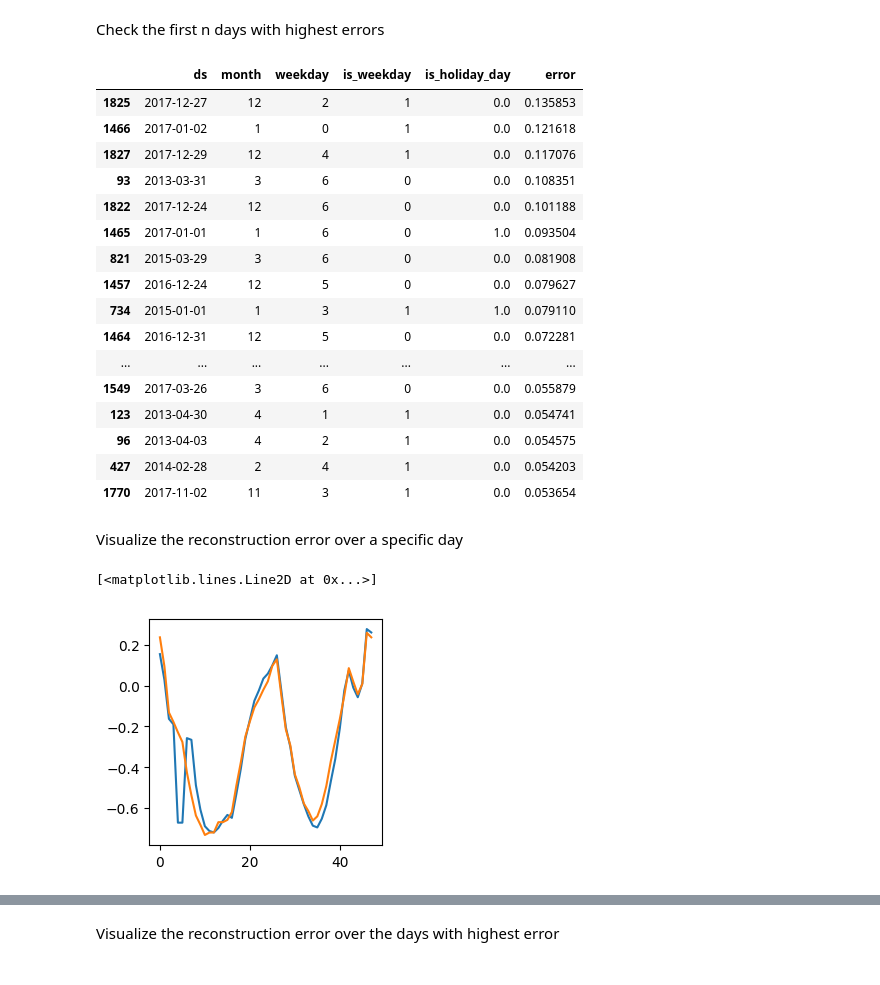
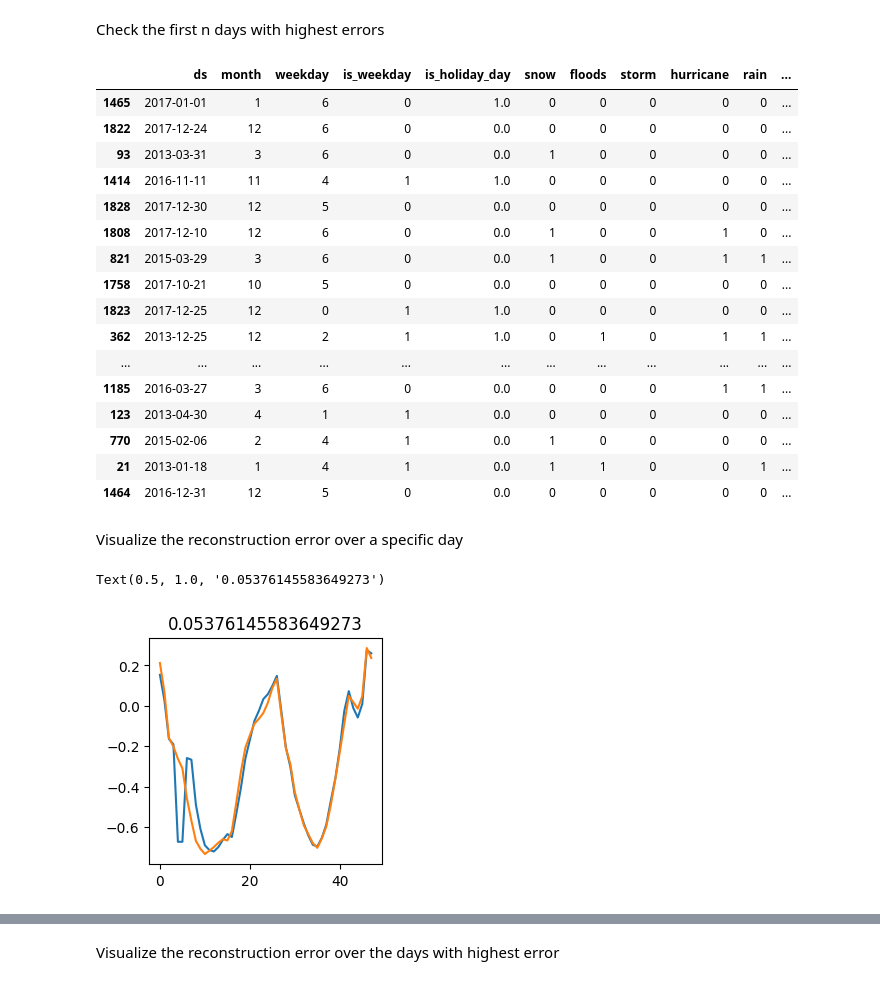
Before and after one commit to marota/Autoencoder_Embedding_Expert_Caracteristion_, a Jupyter notebook: notebooks/Experiment_2and3_CVAE-Days-Month-Temperature.ipynb, the cells around one changed output, grey strips where cells are left out. Drawn from its saved outputs; the diff is of its cells as text; code cells hidden in the pictures.

```diff
--- a/notebooks/Experiment_2and3_CVAE-Days-Month-Temperature.ipynb
+++ b/notebooks/Experiment_2and3_CVAE-Days-Month-Temperature.ipynb
@@ -18,8 +18,8 @@ import cv2 #from open-cv, to convert array to images
 #paths in git
 
 #root git folder
-#path_main_folder = '/home/marotant/dev/Autoencoder_Embedding_Expert_Caracteristion_'
-path_main_folder = '/home/jovyan'#specify the root folder of the git repo
+path_main_folder = '/home/goubetcle/Documents/CVAE/marota_cvae'
+#path_main_folder = '/home/jovyan'#specify the root folder of the git repo
 
 #add  to path root git folder
 sys.path.append(path_main_folder)
@@ -135,6 +129,30 @@ calendar_info['weekday'] = calendar_info.ds.dt.weekday
 calendar_info['is_weekday'] = (calendar_info.weekday < 5).apply(lambda x:int(x))
 calendar_info = pd.merge(calendar_info, x_conso[['ds', 'is_holiday_day']], on='ds', how ='left')
 calendar_info.loc[calendar_info['is_holiday_day'].isna(),'is_holiday_day'] = 0
+# %%
+meteo1_csv = os.path.join(path_data, "meteo_events.csv")
+meteo2_csv = os.path.join(path_data, "meteo_events_2.csv")
+
+meteo_events1 = pd.read_csv(meteo1_csv)
+meteo_events2 = pd.read_csv(meteo2_csv)
+meteo_events = meteo_events1.append(meteo_events2)
+calendar_info=calendar_info.assign(snow=0, floods=0, storm=0, hurricane=0, rain=0, cold=0, hot=0)
+
+from datetime import *
+for k in range(meteo_events.shape[0]):
+    day = datetime.strptime(meteo_events.iloc[k,0],'%Y-%m-%d')
+    cld = np.asarray(calendar_info.ds.dt.date)
+    row = np.where(cld==day.date())[0]
+    calendar_info.iloc[row,5:]+=np.asarray(meteo_events.iloc[k,2:-1])
+    duration = int(meteo_events.iloc[k,1])
+    if duration != 0:
+        for i in range(duration):
+            day_inc = timedelta(days=i+1)+day
+            cld = np.asarray(calendar_info.ds.dt.date)
+            row = np.where(cld==day_inc.date())[0]
+            calendar_info.iloc[row,5:]+=np.asarray(meteo_events.iloc[k,2:-1])
+
+calendar_info.iloc[:,5:] = 1*(calendar_info.iloc[:,5:]>0)
 # %% [markdown]
 # Build and train model CVAE
 # %%
@@ -211,7 +229,7 @@ lambda_decreaseRate=0.0
 lambda_min=0.01 #p
 
 #Turn it to True to train the model. Otherwise you can directly load on already trained model below
-runTraining=False
+runTraining=True
 runBatchCallback=True #In this callback we compute feature scores which is a bit long
 
 if runTraining:#Training a neural network requires some computing power and the CPUs in MyBinder environment can be a bit slow. If you don't use callbacks it can be faster also
@@ -384,31 +413,32 @@ calendar_Error_Highest=calendar_info.loc[decreasingOrderIdx[0:nDays]]
 calendar_Error_Highest['error']=error[decreasingOrderIdx[0:nDays]]
 calendar_Error_Highest
 # %% [output]
-|  | ds | month | weekday | is_weekday | is_holiday_day | error |
-| 1825 | 2017-12-27 | 12 | 2 | 1 | 0.0 | 0.135853 |
-| 1466 | 2017-01-02 | 1 | 0 | 1 | 0.0 | 0.121618 |
-| 1827 | 2017-12-29 | 12 | 4 | 1 | 0.0 | 0.117076 |
-| 93 | 2013-03-31 | 3 | 6 | 0 | 0.0 | 0.108351 |
-| 1822 | 2017-12-24 | 12 | 6 | 0 | 0.0 | 0.101188 |
-| 1465 | 2017-01-01 | 1 | 6 | 0 | 1.0 | 0.093504 |
-| 821 | 2015-03-29 | 3 | 6 | 0 | 0.0 | 0.081908 |
-| 1457 | 2016-12-24 | 12 | 5 | 0 | 0.0 | 0.079627 |
-| 734 | 2015-01-01 | 1 | 3 | 1 | 1.0 | 0.079110 |
-| 1464 | 2016-12-31 | 12 | 5 | 0 | 0.0 | 0.072281 |
-| ... | ... | ... | ... | ... | ... | ... |
-| 1549 | 2017-03-26 | 3 | 6 | 0 | 0.0 | 0.055879 |
-| 123 | 2013-04-30 | 4 | 1 | 1 | 0.0 | 0.054741 |
-| 96 | 2013-04-03 | 4 | 2 | 1 | 0.0 | 0.054575 |
-| 427 | 2014-02-28 | 2 | 4 | 1 | 0.0 | 0.054203 |
-| 1770 | 2017-11-02 | 11 | 3 | 1 | 0.0 | 0.053654 |
+|  | ds | month | weekday | is_weekday | is_holiday_day | snow | floods | storm | hurricane | rain | ... |
+| 1465 | 2017-01-01 | 1 | 6 | 0 | 1.0 | 0 | 0 | 0 | 0 | 0 | ... |
+| 1822 | 2017-12-24 | 12 | 6 | 0 | 0.0 | 0 | 0 | 0 | 0 | 0 | ... |
+| 93 | 2013-03-31 | 3 | 6 | 0 | 0.0 | 1 | 0 | 0 | 0 | 0 | ... |
+| 1414 | 2016-11-11 | 11 | 4 | 1 | 1.0 | 0 | 0 | 0 | 0 | 0 | ... |
+| 1828 | 2017-12-30 | 12 | 5 | 0 | 0.0 | 0 | 0 | 0 | 0 | 0 | ... |
+| 1808 | 2017-12-10 | 12 | 6 | 0 | 0.0 | 1 | 0 | 0 | 1 | 0 | ... |
+| 821 | 2015-03-29 | 3 | 6 | 0 | 0.0 | 1 | 0 | 0 | 1 | 1 | ... |
+| 1758 | 2017-10-21 | 10 | 5 | 0 | 0.0 | 0 | 0 | 0 | 0 | 0 | ... |
+| 1823 | 2017-12-25 | 12 | 0 | 1 | 1.0 | 0 | 0 | 0 | 0 | 0 | ... |
+| 362 | 2013-12-25 | 12 | 2 | 1 | 1.0 | 0 | 1 | 0 | 1 | 1 | ... |
+| ... | ... | ... | ... | ... | ... | ... | ... | ... | ... | ... | ... |
+| 1185 | 2016-03-27 | 3 | 6 | 0 | 0.0 | 0 | 0 | 0 | 1 | 1 | ... |
+| 123 | 2013-04-30 | 4 | 1 | 1 | 0.0 | 0 | 0 | 0 | 0 | 0 | ... |
+| 770 | 2015-02-06 | 2 | 4 | 1 | 0.0 | 1 | 0 | 0 | 0 | 0 | ... |
+| 21 | 2013-01-18 | 1 | 4 | 1 | 0.0 | 1 | 1 | 0 | 0 | 1 | ... |
+| 1464 | 2016-12-31 | 12 | 5 | 0 | 0.0 | 0 | 0 | 0 | 0 | 0 | ... |
 # %% [markdown]
 Visualize the reconstruction error over a specific day
 # %%
 indice=1185 #1185 is the changing hour day end of march
 fig = plt.figure(dpi=100,figsize=(3,3))
 #set(gca,'Color','k')
 plt.plot(x[indice,:])
 plt.plot(x_hat[indice,:])
+plt.title(error[indice])
 # %% [output]
-[<matplotlib.lines.Line2D at 0x...>]
+Text(0.5, 1.0, '0.05376145583649273')
-[figure, old version]
+[figure, new version]
```
Also changed, not shown: parts of 31 cells of this notebook, 6 other files.
